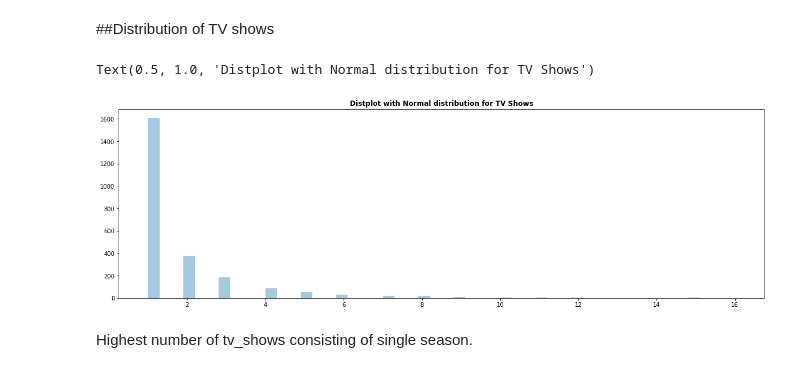
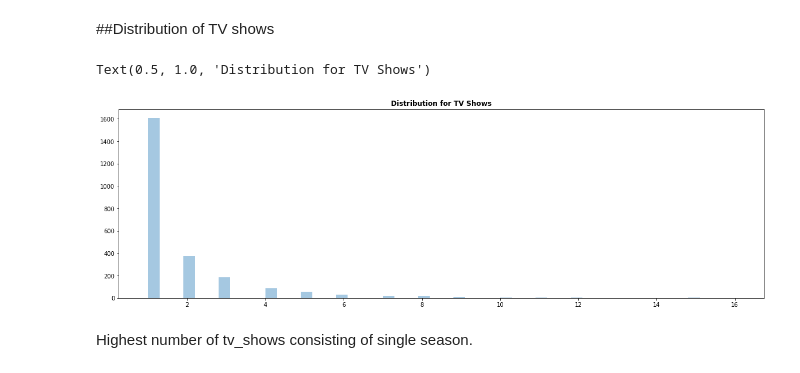
Before and after one commit to Zeeshan00789/NETFLIX-MOVIES-AND-TV-SHOWS-CLUSTERING-, a Jupyter notebook: NETFLIX_MOVIES_AND_TV_SHOWS_CLUSTERING.ipynb, the cells around one changed output. Cells and saved outputs as stored; diff of their text form; code cells hidden in the pictures.

```diff
--- a/NETFLIX_MOVIES_AND_TV_SHOWS_CLUSTERING.ipynb
+++ b/NETFLIX_MOVIES_AND_TV_SHOWS_CLUSTERING.ipynb
@@ -430,15 +433,15 @@ The majority of the films are between 80 and 120 minutes long.
 # %%
 #plot of duration of Tv shows
 
 #fig size
 plt.figure(figsize=(20,6))
 #plot
 sns.distplot(tv_shows['duration'].str.extract('(\d+)'), kde=False)
 #title
-plt.title('Distplot with Normal distribution for TV Shows',fontweight="bold")
+plt.title('Distribution for TV Shows',fontweight="bold")
 # %% [output]
-Text(0.5, 1.0, 'Distplot with Normal distribution for TV Shows')
+Text(0.5, 1.0, 'Distribution for TV Shows')
-[figure, old version]
+[figure, new version]
 # %% [markdown]
 Highest number of tv_shows consisting of single season.
 # %% [markdown]
```
Also changed, not shown: parts of 31 cells of this notebook.
